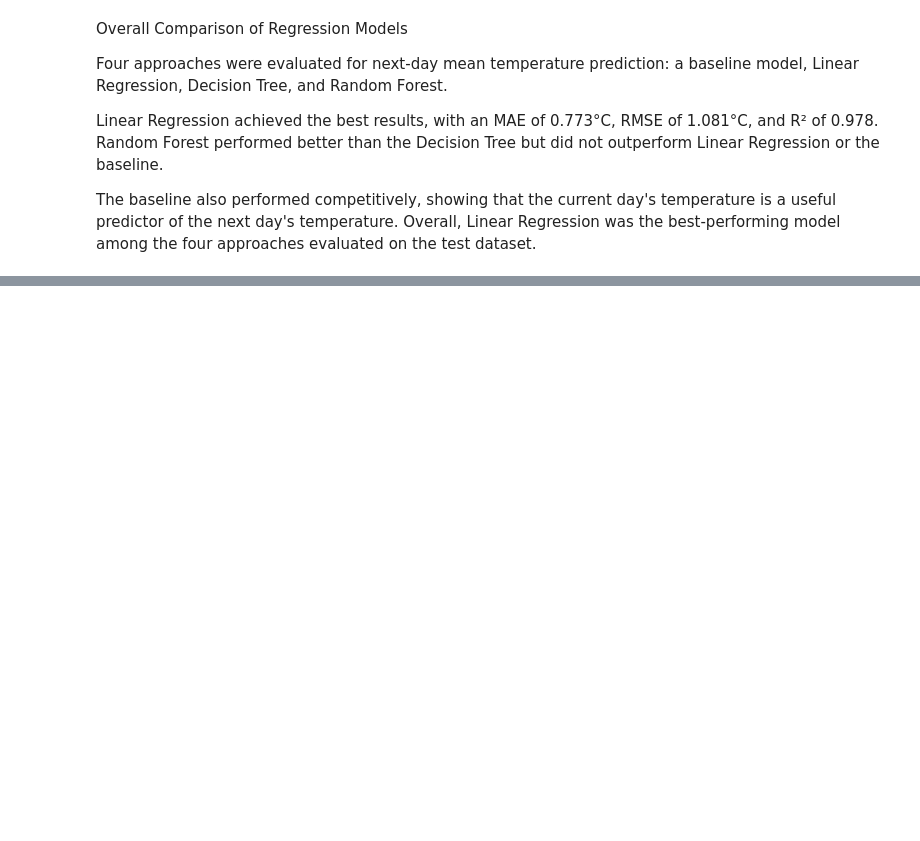
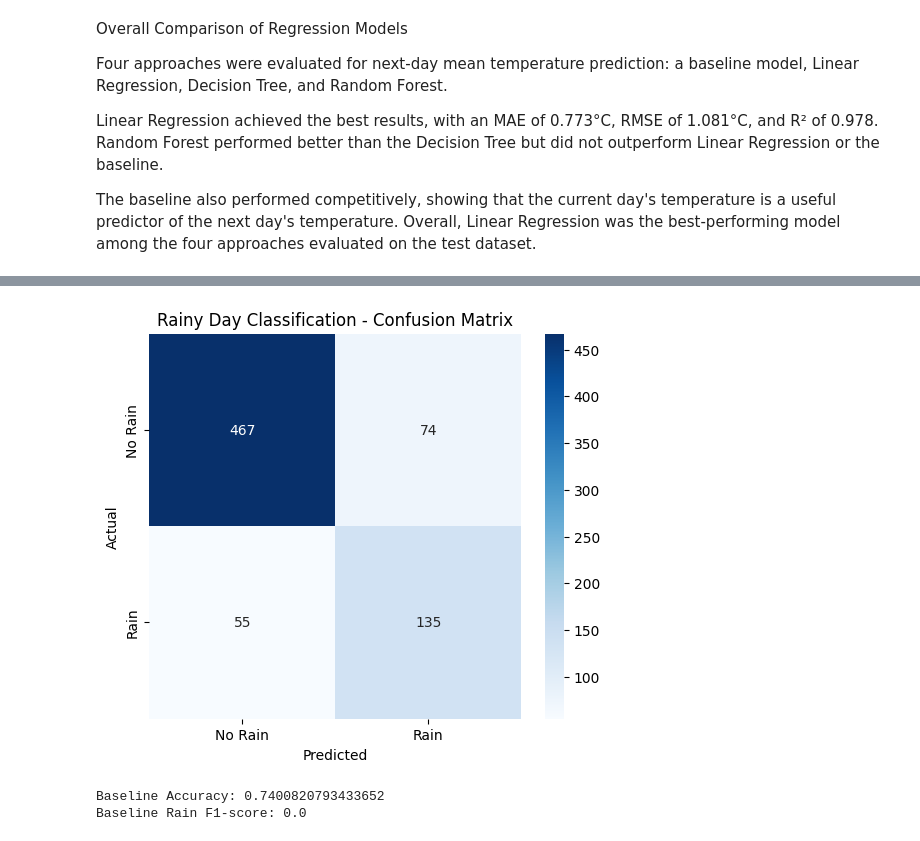
Before and after one commit to Aditi09-20/Weather_Data_Analysis_and_Forecasting, a Jupyter notebook: notebooks/weather_analysis.ipynb, the cells around one changed output, grey strips where cells are left out. Saved outputs shown, nothing was run; the diff lists cells and outputs as text; code cells hidden in the pictures; blank space fills up the shorter version.

Commit message:
Complete rain-day classification

```diff
--- a/notebooks/weather_analysis.ipynb
+++ b/notebooks/weather_analysis.ipynb
@@ -978,0 +981,2 @@ The baseline also performed competitively, showing that the current day's temper
+# %%
+df["rainy_next_day"] = (df["rainfall"].shift(-1) >= 1).astype(int)
@@ -978,0 +1024,15 @@ The baseline also performed competitively, showing that the current day's temper
+# %%
+from sklearn.ensemble import RandomForestClassifier
+
+rain_model = RandomForestClassifier(
+    n_estimators=100,
+    max_depth=10,
+    random_state=42,
+    class_weight="balanced"
+)
+
+rain_model.fit(X_train_class, y_train_class)
+
+y_pred_class = rain_model.predict(X_test_class)
+
+print("Model training complete!")
@@ -978,0 +1080,41 @@ The baseline also performed competitively, showing that the current day's temper
+# %%
+import matplotlib.pyplot as plt
+import seaborn as sns
+from sklearn.metrics import confusion_matrix
+
+cm = confusion_matrix(y_test_class, y_pred_class)
+
+plt.figure(figsize=(6, 5))
+sns.heatmap(
+    cm,
+    annot=True,
+    fmt="d",
+    cmap="Blues",
+    xticklabels=["No Rain", "Rain"],
+    yticklabels=["No Rain", "Rain"]
+)
+
+plt.xlabel("Predicted")
+plt.ylabel("Actual")
+plt.title("Rainy Day Classification - Confusion Matrix")
+plt.show()
+# %% [output]
+[figure, added]
+# %%
+from sklearn.dummy import DummyClassifier
+from sklearn.metrics import accuracy_score, f1_score
+
+baseline_rain = DummyClassifier(strategy="most_frequent")
+
+baseline_rain.fit(X_train_class, y_train_class)
+
+baseline_pred = baseline_rain.predict(X_test_class)
+
+print("Baseline Accuracy:",
+      accuracy_score(y_test_class, baseline_pred))
+
+print("Baseline Rain F1-score:",
+      f1_score(y_test_class, baseline_pred))
+# %% [output]
+Baseline Accuracy: 0.7400820793433652
+Baseline Rain F1-score: 0.0
```
Also changed, not shown: parts of 19 cells of this notebook.
